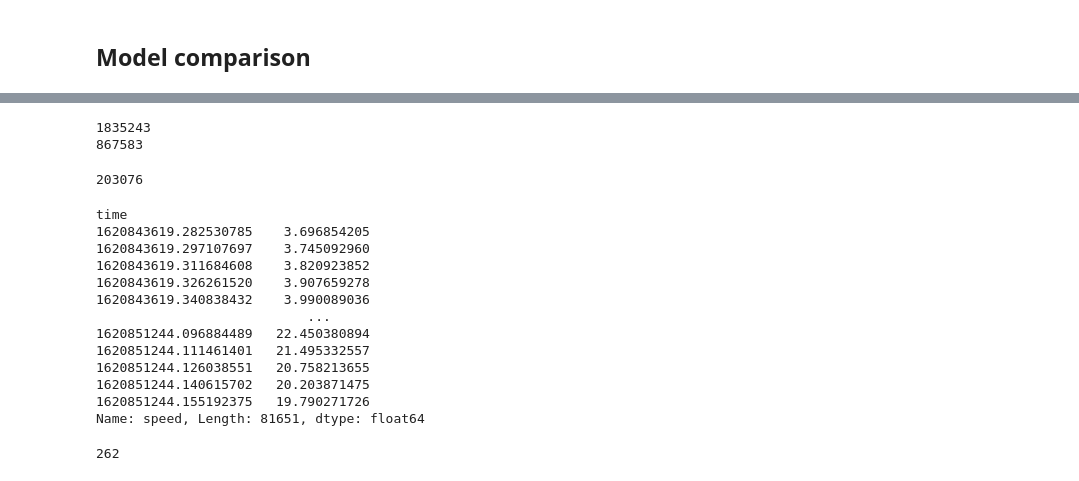
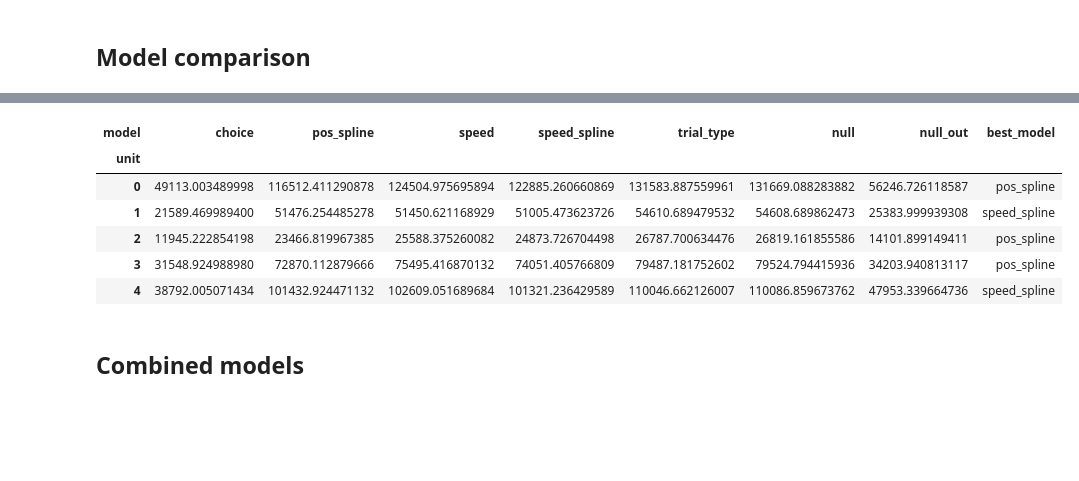
Before and after one commit to anirudh073/pfc-movement-analysis, a Jupyter notebook: notebooks/encoding.ipynb, the cells around one changed output, grey strips where cells are left out. Saved outputs shown, nothing was run; the diff lists cells and outputs as text; code cells hidden in the pictures; blank space fills up the shorter version.

```diff
--- a/notebooks/encoding.ipynb
+++ b/notebooks/encoding.ipynb
@@ -692,13 +932,14 @@ from scipy.stats import chi2
 
 # Load all model CSVs
 model_files = {
-    "null":         (f"{base_dir}/analysis/null_model_all.csv",        dict(keep_default_na=False, na_values=[""])),
-    "null_out":     (f"{base_dir}/analysis/null_model_out_all.csv",    dict(keep_default_na=False, na_values=[""])),
-    "trial_type":   (f"{base_dir}/analysis/trial_type_model_all.csv",  {}),
-    "choice":       (f"{base_dir}/analysis/choice_model_all.csv",      {}),
-    "speed":        (f"{base_dir}/analysis/speed_model_all.csv",       {}),
-    "speed_spline": (f"{base_dir}/analysis/speed_spline_model_all.csv",{}),
-    "pos_spline":   (f"{base_dir}/analysis/pos_spline_model_all.csv",  {}),
+    "null":                    (f"{base_dir}/analysis/null_model_all.csv",                    dict(keep_default_na=False, na_values=[""])),
+    "null_out":                (f"{base_dir}/analysis/null_model_out_all.csv",                dict(keep_default_na=False, na_values=[""])),
+    "trial_type":              (f"{base_dir}/analysis/trial_type_model_all.csv",              {}),
+    "choice":                  (f"{base_dir}/analysis/choice_model_all.csv",                  {}),
+    "speed":                   (f"{base_dir}/analysis/speed_model_all.csv",                   {}),
+    "speed_spline":            (f"{base_dir}/analysis/speed_spline_model_all.csv",            {}),
+    "pos_spline":              (f"{base_dir}/analysis/pos_spline_model_all.csv",              {}),
+    "trial_progress_spline":   (f"{base_dir}/analysis/trial_progress_spline_model_all.csv",  {}),
 }
 
 models = {}
@@ -709,25 +950,25 @@ for name, (path, kwargs) in model_files.items():
 
 # Null baseline per model — must match the dataset the model was fit on
 null_for = {
-    "trial_type":   "null",
-    "speed":        "null",
-    "speed_spline": "null",
-    "pos_spline":   "null",
-    "choice":       "null_out",
+    "trial_type":            "null",
+    "speed":                 "null",
+    "speed_spline":          "null",
+    "pos_spline":            "null",
+    "trial_progress_spline": "null",
+    "choice":                "null_out",
 }
 
 rows = []
 for model_name, null_name in null_for.items():
-    print(model_name)
     m   = models[model_name]
     nul = models[null_name]
 
     for uid in m.index:
-        row  = m.loc[uid]
+        row      = m.loc[uid]
         null_row = nul.loc[uid]
 
         lrt_stat = 2 * (row["llf"] - null_row["llf"])
-        lrt_df   = int(row["df_model"])
+        lrt_df   = int(row["df_model"]) if pd.notna(row["df_model"]) else 0
         lrt_pval = (1 - chi2.cdf(lrt_stat, lrt_df)) if lrt_df > 0 else np.nan
 
         rows.append(dict(
@@ -767,7 +1005,7 @@ aic_wide["null"]     = models["null"]["aic"]
 aic_wide["null_out"] = models["null_out"]["aic"]
 
 # Best single-variable model per unit (all-trials models only)
-all_trials_models = ["trial_type", "speed", "speed_spline", "pos_spline"]
+all_trials_models = ["trial_type", "speed", "speed_spline", "pos_spline", "trial_progress_spline"]
 aic_wide["best_model"] = aic_wide[all_trials_models].idxmin(axis=1)
 print("Best model counts (all units):")
 print(aic_wide["best_model"].value_counts())
@@ -794,30 +1019,12 @@ outbound bins total:          867,583
-# %%
-print(((cov_df["zone"]=="run")).sum())
-print(((cov_df["zone"]=="run") & (cov_df["trial_type"]=="outbound")).sum())
-# %% [output]
-1835243
-867583
-# %%
-cov_df[((cov_df["zone"]=="run") & (cov_df["trial_type"]=="outbound"))]["speed"].notna().sum()
-# %% [output]
-203076
-# %%
-(trialized_position[trialized_position["trial_type"]=="outbound"])["speed"]
-# %% [output]
-time
-1620843619.282530785    3.696854205
-1620843619.297107697    3.745092960
-1620843619.311684608    3.820923852
-1620843619.326261520    3.907659278
-1620843619.340838432    3.990089036
-                           ...
-1620851244.096884489   22.450380894
-1620851244.111461401   21.495332557
-1620851244.126038551   20.758213655
-1620851244.140615702   20.203871475
-1620851244.155192375   19.790271726
-Name: speed, Length: 81651, dtype: float64
-# %%
-(trial_type_model_all["df_model"].notna()).sum()
-# %% [output]
-262
+# %%
+aic_wide.head()
+# %% [output]
+| model | choice | pos_spline | speed | speed_spline | trial_type | null | null_out | best_model |
+| unit |  |  |  |  |  |  |  |  |
+| 0 | 49113.003489998 | 116512.411290878 | 124504.975695894 | 122885.260660869 | 131583.887559961 | 131669.088283882 | 56246.726118587 | pos_spline |
+| 1 | 21589.469989400 | 51476.254485278 | 51450.621168929 | 51005.473623726 | 54610.689479532 | 54608.689862473 | 25383.999939308 | speed_spline |
+| 2 | 11945.222854198 | 23466.819967385 | 25588.375260082 | 24873.726704498 | 26787.700634476 | 26819.161855586 | 14101.899149411 | pos_spline |
+| 3 | 31548.924988980 | 72870.112879666 | 75495.416870132 | 74051.405766809 | 79487.181752602 | 79524.794415936 | 34203.940813117 | pos_spline |
+| 4 | 38792.005071434 | 101432.924471132 | 102609.051689684 | 101321.236429589 | 110046.662126007 | 110086.859673762 | 47953.339664736 | speed_spline |
+# %% [markdown]
+## Combined models
```
Also changed, not shown: parts of 39 cells of this notebook.
